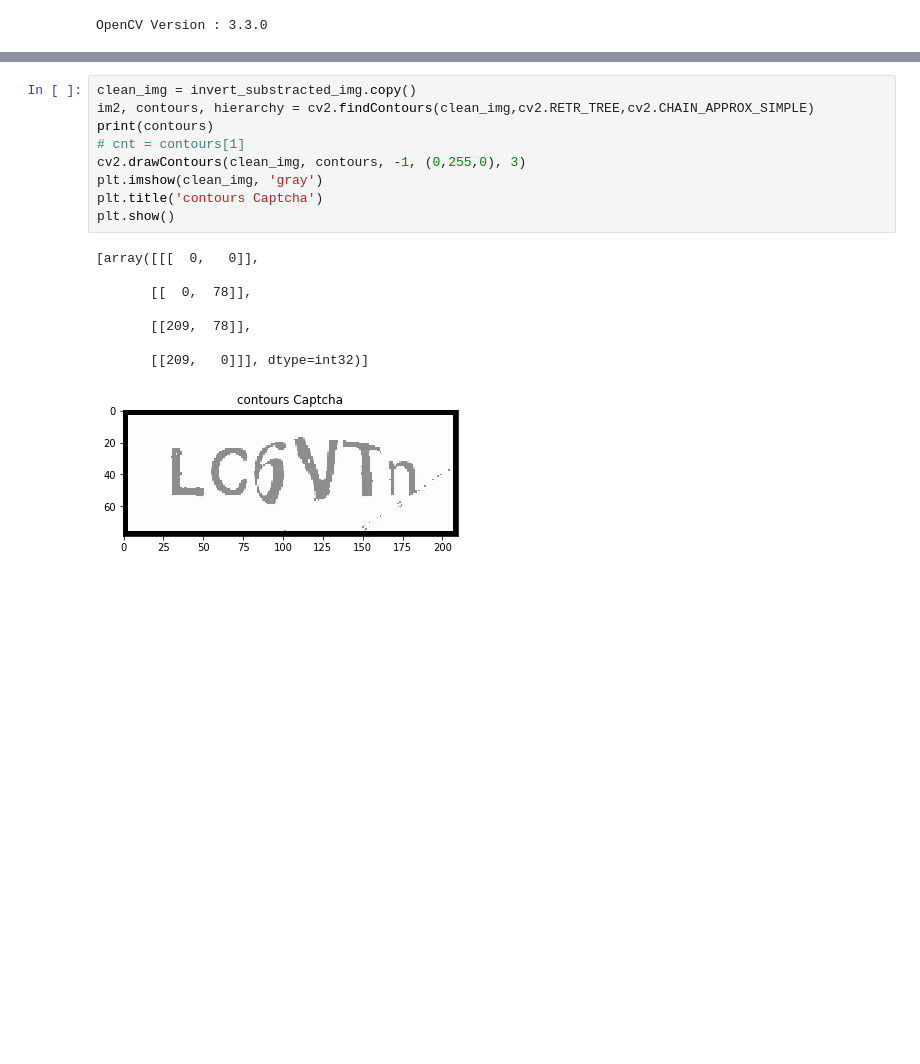
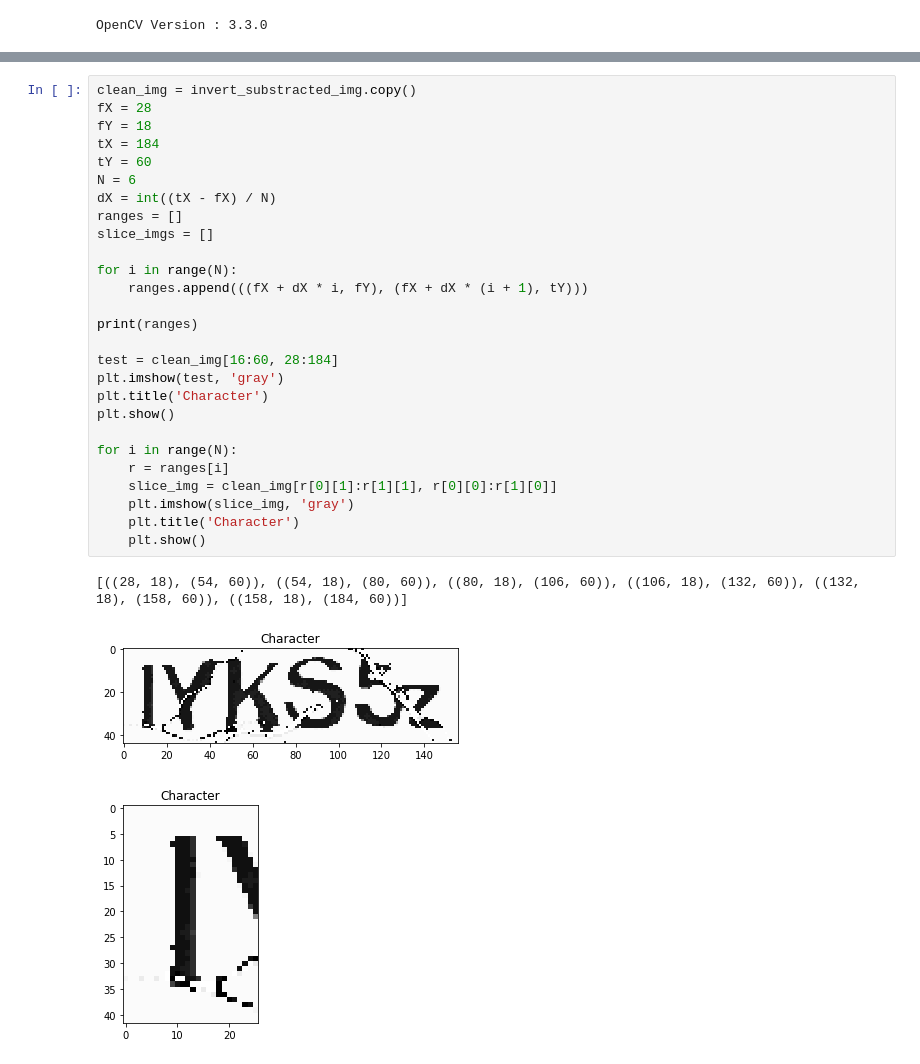
Before and after one commit to khanhicetea/captcha-cracking, a Jupyter notebook: Image Enhancement.ipynb, the cells around one changed output, grey strips where cells are left out. Cells and saved outputs as stored; diff of their text form; blank space fills up the shorter version.

```diff
--- a/Image Enhancement.ipynb
+++ b/Image Enhancement.ipynb
@@ -118,18 +118,31 @@ plt.show()
-# %%
-clean_img = invert_substracted_img.copy()
-im2, contours, hierarchy = cv2.findContours(clean_img,cv2.RETR_TREE,cv2.CHAIN_APPROX_SIMPLE)
-print(contours)
-# cnt = contours[1]
-cv2.drawContours(clean_img, contours, -1, (0,255,0), 3)
-plt.imshow(clean_img, 'gray')
-plt.title('contours Captcha')
-plt.show()
-# %% [output]
-[array([[[  0,   0]],
-
-       [[  0,  78]],
-
-       [[209,  78]],
-
-       [[209,   0]]], dtype=int32)]
-[figure, removed]
+# %%
+clean_img = invert_substracted_img.copy()
+fX = 28
+fY = 18
+tX = 184
+tY = 60
+N = 6
+dX = int((tX - fX) / N)
+ranges = []
+slice_imgs = []
+
+for i in range(N):
+    ranges.append(((fX + dX * i, fY), (fX + dX * (i + 1), tY)))
+
+print(ranges)
+
+test = clean_img[16:60, 28:184]
+plt.imshow(test, 'gray')
+plt.title('Character')
+plt.show()
+
+for i in range(N):
+    r = ranges[i]
+    slice_img = clean_img[r[0][1]:r[1][1], r[0][0]:r[1][0]]
+    plt.imshow(slice_img, 'gray')
+    plt.title('Character')
+    plt.show()
+# %% [output]
+[((28, 18), (54, 60)), ((54, 18), (80, 60)), ((80, 18), (106, 60)), ((106, 18), (132, 60)), ((132, 18), (158, 60)), ((158, 18), (184, 60))]
+[figure, added]
+[figure, added]
```
Also changed, not shown: parts of 6 cells of this notebook, 1 other file.
